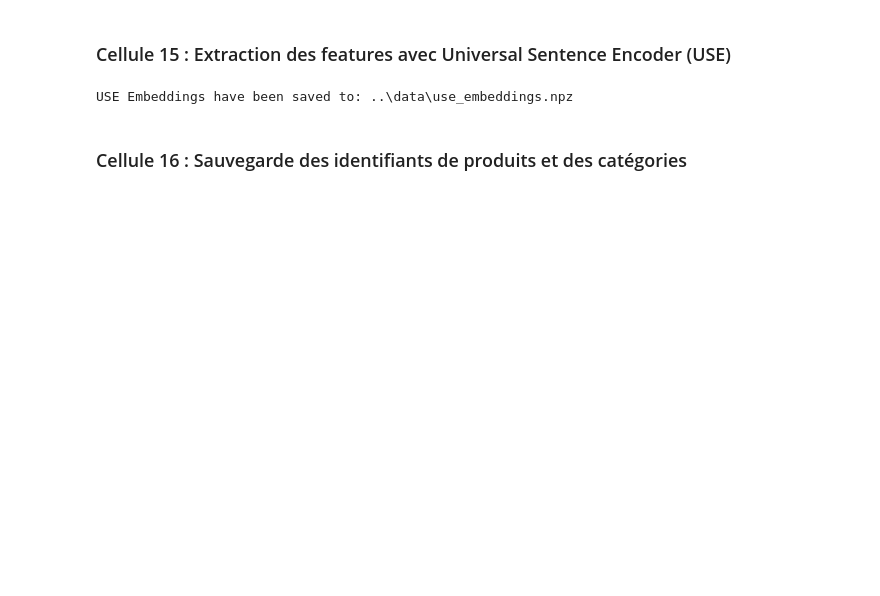
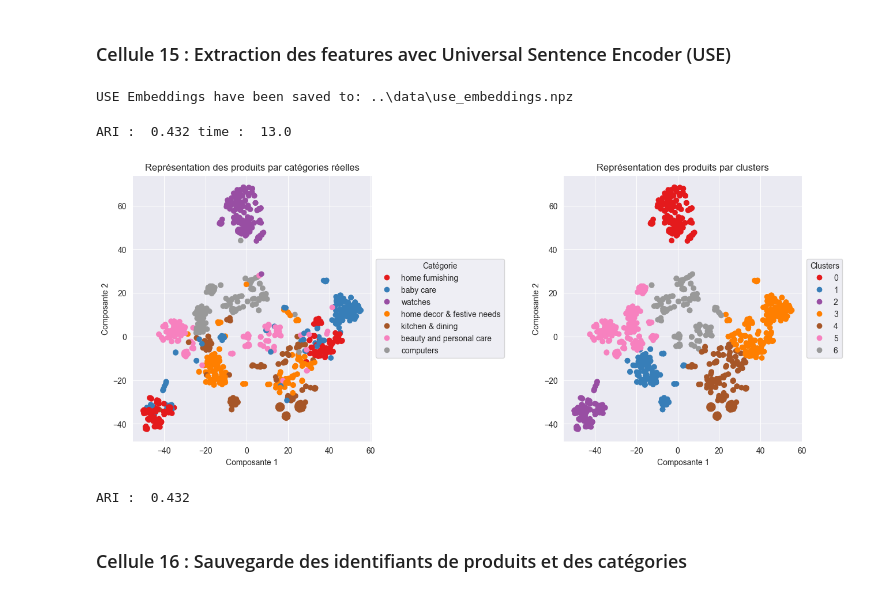
Before and after one commit to preudh/OC_IA_P6_automatically_classify_consumer_goods, a Jupyter notebook: notebooks/P6_03_Preudhomme_Patrice_4_Feature-texte.ipynb, the cells around one changed output. Cells and saved outputs as stored; diff of their text form; code cells hidden in the pictures; blank space fills up the shorter version.

```diff
--- a/notebooks/P6_03_Preudhomme_Patrice_4_Feature-texte.ipynb
+++ b/notebooks/P6_03_Preudhomme_Patrice_4_Feature-texte.ipynb
@@ -627,0 +567,14 @@ Embeddings have been saved to: ..\data\bert_embeddings.npz
+# %%
+from tensorflow.keras.preprocessing.text import Tokenizer
+from tensorflow.keras.preprocessing.sequence import pad_sequences
+
+# Préparation des sentences (tokenization)
+print("Fit Tokenizer ...")
+tokenizer = Tokenizer()
+tokenizer.fit_on_texts(sentences)
+x_sentences = pad_sequences(tokenizer.texts_to_sequences(sentences),
+                            maxlen=maxlen,
+                            padding='post')
+
+num_words = len(tokenizer.word_index) + 1
+print(f"Number of unique words: {num_words}")
@@ -664,6 +947,16 @@ np.savez_compressed(output_file, product_id=product_ids, embeddings=use_embeddin
 print(f"USE Embeddings have been saved to: {output_file}")
 # %% [output]
 USE Embeddings have been saved to: ..\data\use_embeddings.npz
+# %%
+# Calcul de l'ARI, t-SNE et visualisation
+ARI, X_tsne, labels = ARI_fct(use_embeddings)
+
+# Visualisation des résultats
+TSNE_visu_fct(X_tsne, y_cat_num, labels, ARI, categories)
+# %% [output]
+ARI :  0.432 time :  13.0
+[figure, added]
+ARI :  0.432
 # %% [markdown]
 ### Cellule 16 : Sauvegarde des identifiants de produits et des catégories
 # %%
```
Also changed, not shown: parts of 33 cells of this notebook, 1 other file.
